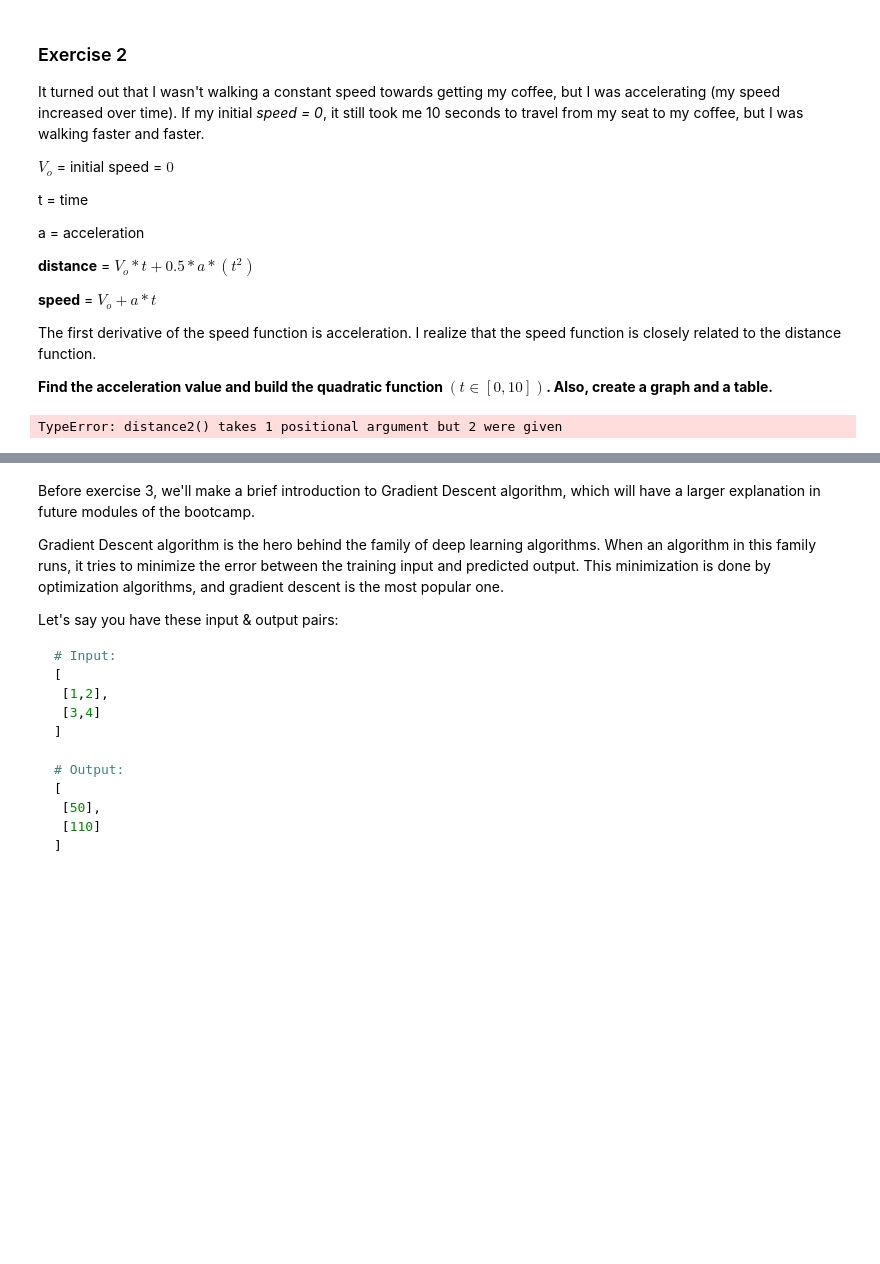
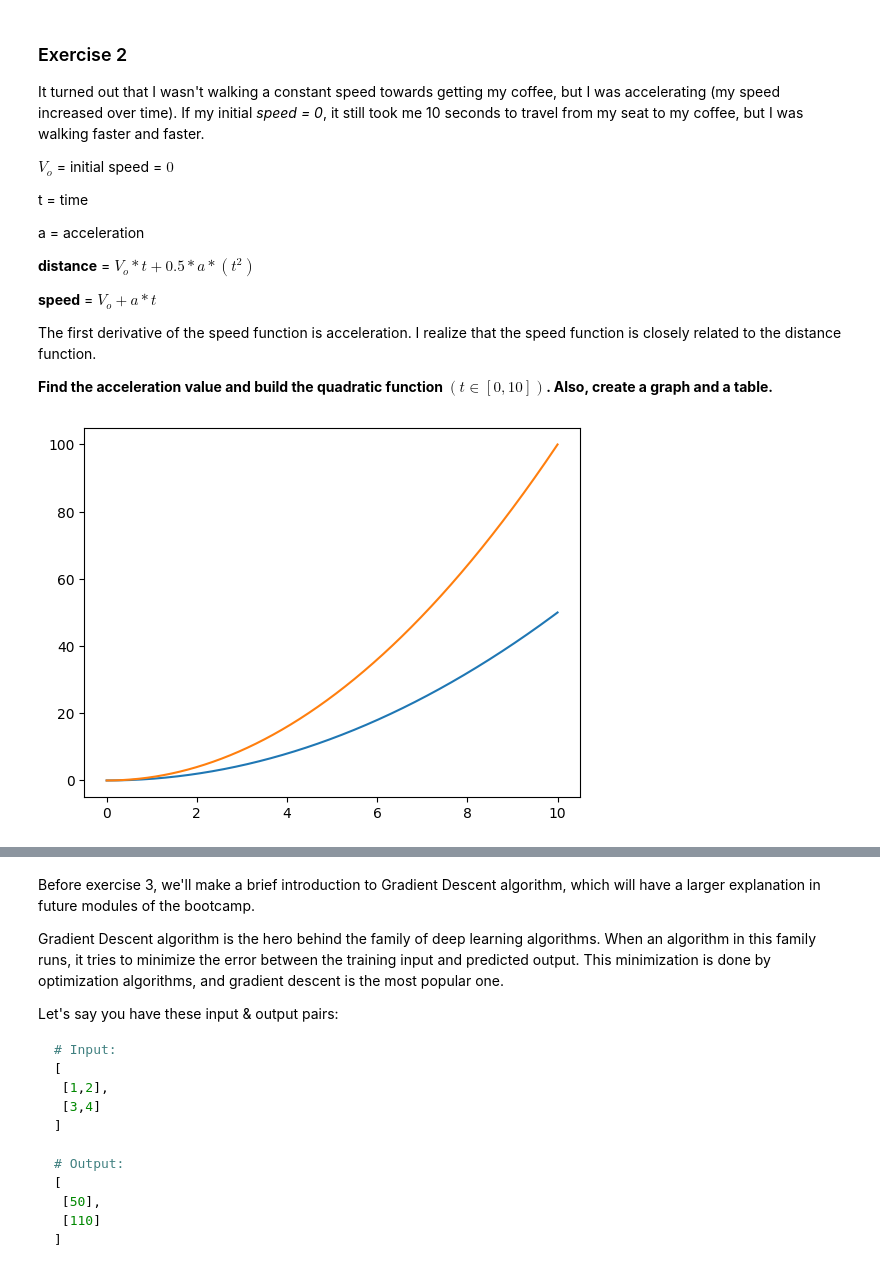
Before and after one commit to LuisCamachoRivero/calculus-and-algebra-problems-with-python, a Jupyter notebook: notebook/problems.ipynb, the cells around one changed output, grey strips where cells are left out. Drawn from its saved outputs; the diff is of its cells as text; code cells hidden in the pictures; blank space fills up the shorter version.

```diff
--- a/notebook/problems.ipynb
+++ b/notebook/problems.ipynb
@@ -75,13 +75,13 @@ The first derivative of the speed function is acceleration. I realize that the s
 **Find the acceleration value and build the quadratic function  $(t ∈ [0,10])$. Also, create a graph and a table.**
 # %%
 # Define and plot the quadratic funtion
-def distance2(t):
+def distance2(a,t):
      return 0.5*a*t**2
 
 plt.plot(t,distance2(1,t))
 plt.plot(t,distance2(2,t))
 plt.show()
 # %% [output]
-TypeError: distance2() takes 1 positional argument but 2 were given
+[figure, added]
 # %%
 # Create a DataFrame
```
Also changed, not shown: parts of 4 cells of this notebook.
